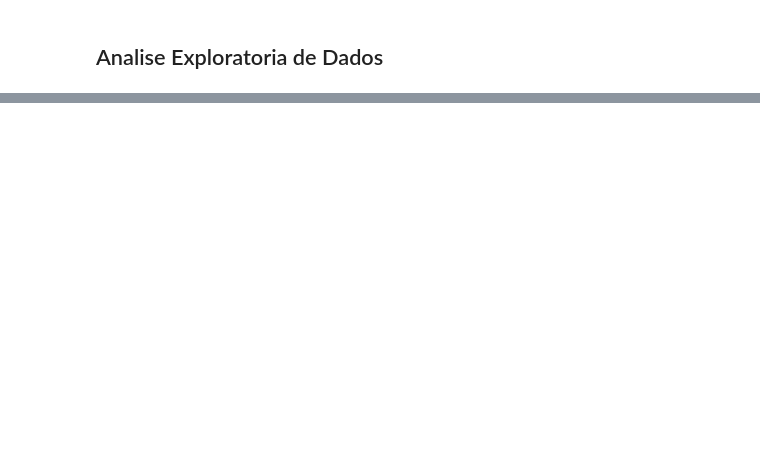
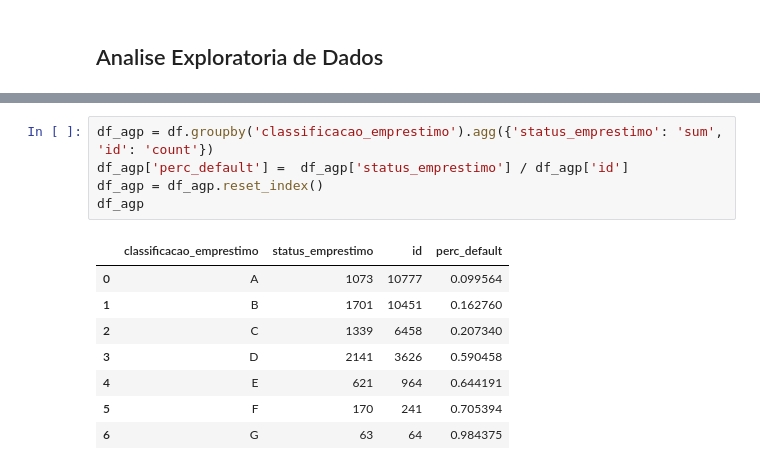
Before and after one commit to lucasgabwinter/modelo-pd-rl, a Jupyter notebook: caderno.ipynb, the cells around one changed output, grey strips where cells are left out. Cells and saved outputs as stored; diff of their text form; blank space fills up the shorter version.

```diff
--- a/caderno.ipynb
+++ b/caderno.ipynb
@@ -124,0 +136,14 @@ df.head() #Teste
+# %%
+df_agp = df.groupby('classificacao_emprestimo').agg({'status_emprestimo': 'sum', 'id': 'count'})
+df_agp['perc_default'] =  df_agp['status_emprestimo'] / df_agp['id']
+df_agp = df_agp.reset_index()
+df_agp
+# %% [output]
+|  | classificacao_emprestimo | status_emprestimo | id | perc_default |
+| 0 | A | 1073 | 10777 | 0.099564 |
+| 1 | B | 1701 | 10451 | 0.162760 |
+| 2 | C | 1339 | 6458 | 0.207340 |
+| 3 | D | 2141 | 3626 | 0.590458 |
+| 4 | E | 621 | 964 | 0.644191 |
+| 5 | F | 170 | 241 | 0.705394 |
+| 6 | G | 63 | 64 | 0.984375 |
```
Also changed, not shown: parts of 3 cells of this notebook, 1 other file.
